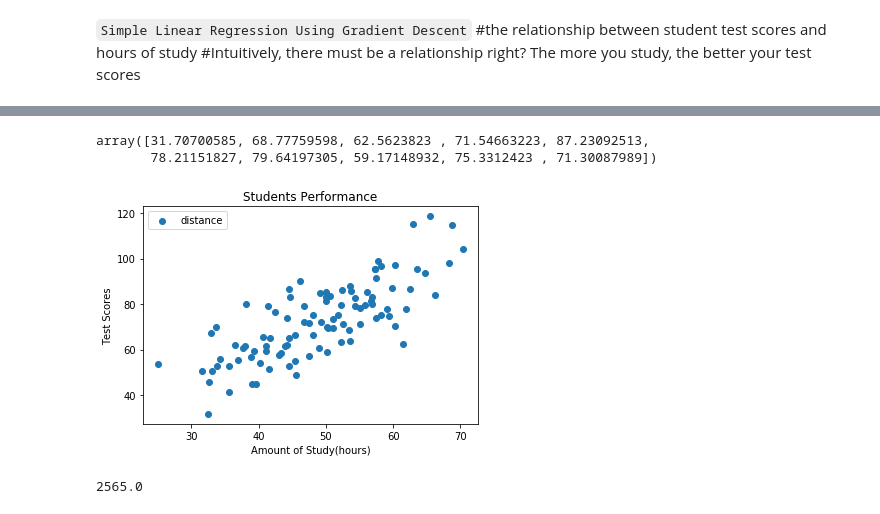
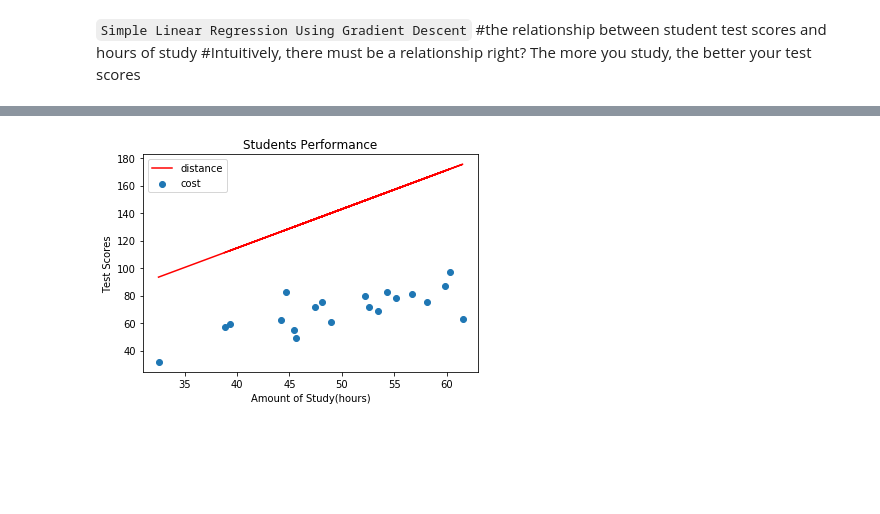
Before and after one commit to bgreatfit/MachineLearningWithPython, a Jupyter notebook: SimpleRegression/Linear Regression.ipynb, the cells around one changed output, grey strips where cells are left out. Drawn from its saved outputs; the diff is of its cells as text; code cells hidden in the pictures; blank space fills up the shorter version.

```diff
--- a/SimpleRegression/Linear Regression.ipynb
+++ b/SimpleRegression/Linear Regression.ipynb
@@ -10,6 +10,6 @@ import numpy as np
 # %%
 #data = pd.read_excel('flightcosts.xlsx')
 # %%
-data = genfromtxt("linear_regression_live-master/data.csv", delimiter=",")
+data = np.genfromtxt("../linear_regression_live-master/data.csv", delimiter=",")
 # %%
 data.shape
@@ -42,2 +26,0 @@ y_test  = data[20:100,1]
-# %%
-y = data[:,1]
@@ -44,17 +29,26 @@ y = data[:,1]
 # %%
 #arr3d = np.array([[[1, 2, 3], [4, 5, 6]], [[7, 8, 9], [10, 11, 12]]])
 # %%
-y[0:10]
+y_train[0:10]
-# %% [output]
-array([31.70700585, 68.77759598, 62.5623823 , 71.54663223, 87.23092513,
-       78.21151827, 79.64197305, 59.17148932, 75.3312423 , 71.30087989])
+# %%
+#linear hypothesis where m is slope,b is intercept and x is independent variable
+def hypothesis(m,b,x):
+    y = m*x + b
+    return y
+# %%
+#picking a random model value m = 2.83, b = 1.4
+z = hypothesis(2.83,1.4,x_train)
+# %%
+makeplot(x_train,y_train,z)
+# %% [output]
+[figure, added]
 # %%
-plt.scatter(x,y)
 
-plt.legend(['distance', 'cost'])
-plt.title('Students Performance')
-plt.xlabel('Amount of Study(hours)')
-plt.ylabel('Test Scores')
-plt.show()
+def makeplot(x,y,z):
+    plt.scatter(x,y)
+    plt.plot(x,z, color='r')
+    plt.legend(['distance', 'cost'])
+    plt.title('Students Performance')
+    plt.xlabel('Amount of Study(hours)')
+    plt.ylabel('Test Scores')
+    plt.show()
-# %% [output]
-[figure, removed]
@@ -69,6 +66,4 @@ def compute_error_for_line_given_points(b, m, points):
         y = points[i, 1]
         totalError += (y - (m * x + b)) ** 2
     return totalError / float(len(points))
-# %% [output]
-2565.0
 # %%
```
Also changed, not shown: parts of 15 cells of this notebook.
